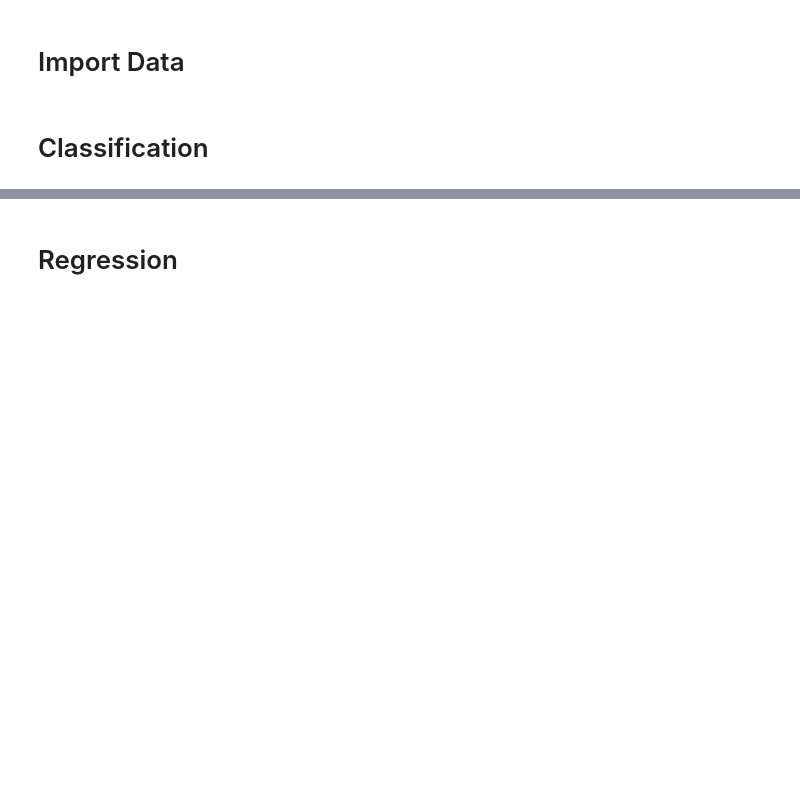
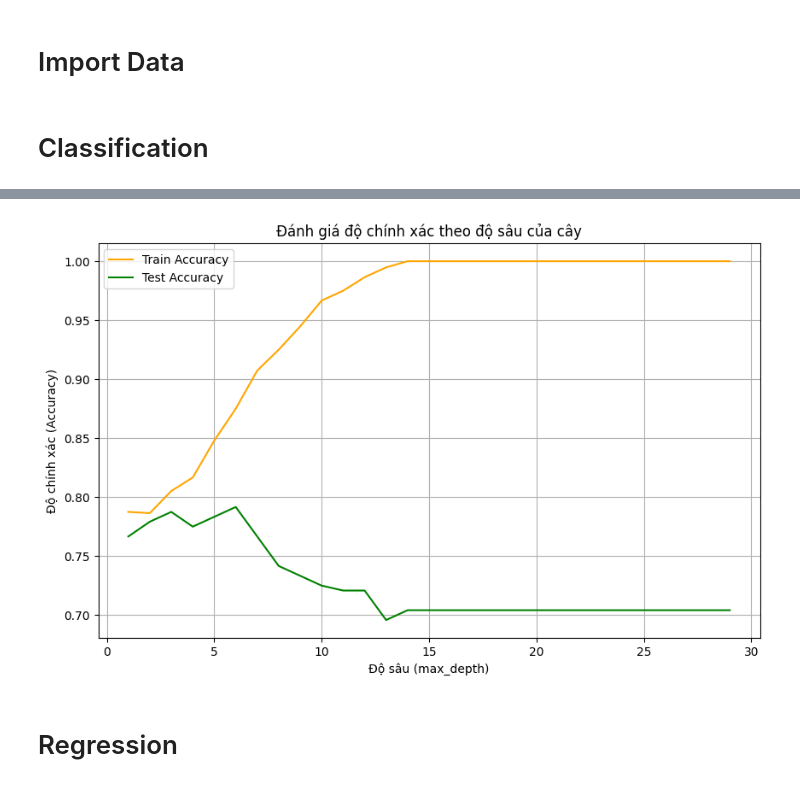
Before and after one commit to hoaiphuss/FinalML_NAT, a Jupyter notebook: airbnb.ipynb, the cells around one changed output, grey strips where cells are left out. Saved outputs shown, nothing was run; the diff lists cells and outputs as text; code cells hidden in the pictures; blank space fills up the shorter version.

```diff
--- a/airbnb.ipynb
+++ b/airbnb.ipynb
@@ -65,2 +88,42 @@ Model saved to: ./models/airbnb/paris_weekends_clf_model.joblib
+# %%
+import matplotlib.pyplot as plt
+from sklearn.tree import DecisionTreeClassifier
+from sklearn.metrics import accuracy_score, r2_score
+
+# Dải độ sâu cần kiểm tra
+depths = range(1, 30)
+
+# Các danh sách lưu kết quả
+score_train = []
+score_test = []
+
+for d in depths:
+    # Huấn luyện cây với độ sâu d
+    model = DecisionTreeClassifier(max_depth=d, class_weight='balanced', random_state=42)
+    model.fit(X_cls_train, y_cls_train)
+
+    # Tính accuracy trên tập train/test
+    y_train_pred = model.predict(X_cls_train)
+    y_test_pred = model.predict(X_cls_test)
+
+    acc_train = accuracy_score(y_cls_train, y_train_pred)
+    acc_test = accuracy_score(y_cls_test, y_test_pred)
+
+    score_train.append(acc_train)
+    score_test.append(acc_test)
+
+# --- Vẽ biểu đồ ---
+plt.figure(figsize=(10,6))
+plt.plot(depths, score_train, color='orange', label='Train Accuracy')
+plt.plot(depths, score_test, color='green', label='Test Accuracy')
+
+plt.title('Đánh giá độ chính xác theo độ sâu của cây')
+plt.xlabel('Độ sâu (max_depth)')
+plt.ylabel('Độ chính xác (Accuracy)')
+plt.legend()
+plt.grid(True)
+plt.show()
+# %% [output]
+[figure, added]
 # %% [markdown]
 # Regression
```
Also changed, not shown: parts of 16 cells of this notebook, 5 other files.
